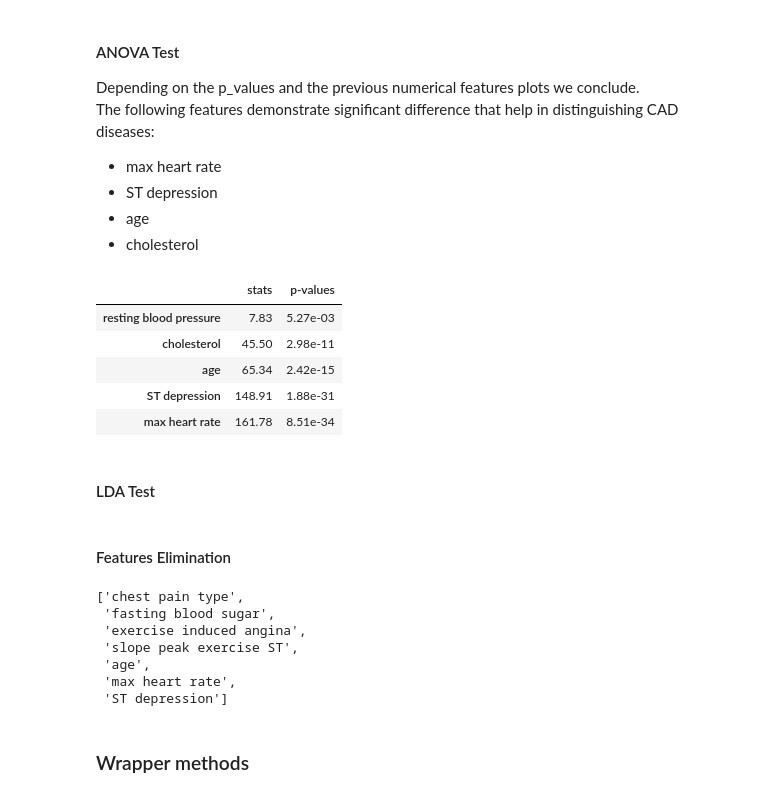
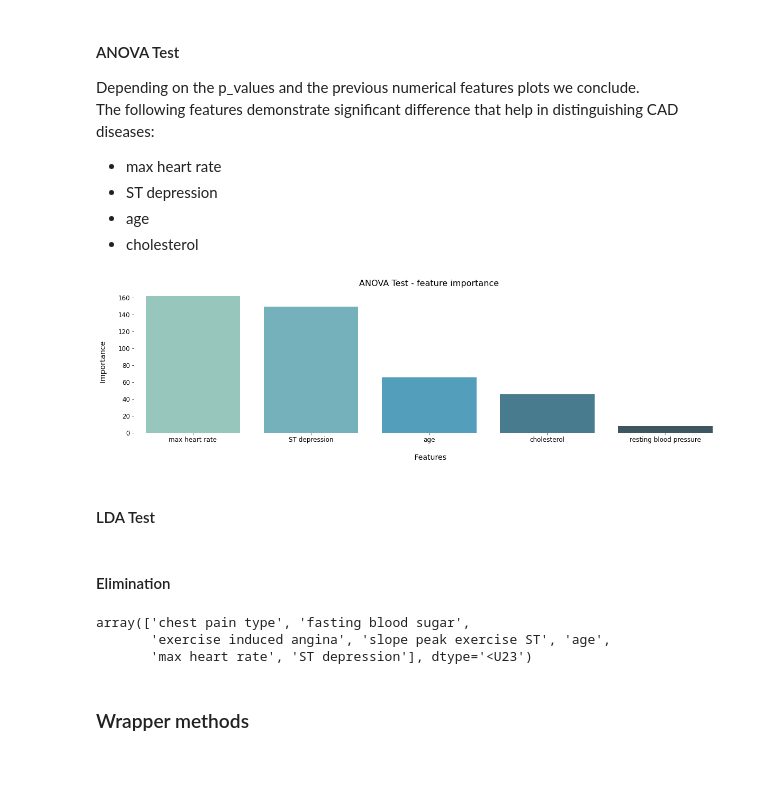
Before and after one commit to Nicola-Ibrahim/Heart-Diseases-Prediction, a Jupyter notebook: HeartDiseasePrediction.ipynb, the cells around one changed output. Cells and saved outputs as stored; diff of their text form; code cells hidden in the pictures; blank space fills up the shorter version.

```diff
--- a/HeartDiseasePrediction.ipynb
+++ b/HeartDiseasePrediction.ipynb
@@ -455,20 +489,10 @@ The following features demonstrate significant difference that help in distingui
 - age
 - cholesterol
 # %%
-anova_X = train_data[num_cols]
-anova_y = train_data['target']
-
-f_stats, p_values = f_classif(anova_X, anova_y)
-index = anova_X.columns
-columns = ['stats', 'p-values']
-pd.DataFrame(np.matrix([f_stats, p_values]).T, columns=columns, index=index).sort_values(by='p-values', ascending=False)
+f_stats, p_values = f_classif(train_data[num_cols], train_data['target'])
+feat_imp_plot(TestResult(num_cols, f_stats, p_values), 'ANOVA Test - feature importance')
 # %% [output]
-|  | stats | p-values |
-| resting blood pressure | 7.83 | 5.27e-03 |
-| cholesterol | 45.50 | 2.98e-11 |
-| age | 65.34 | 2.42e-15 |
-| ST depression | 148.91 | 1.88e-31 |
-| max heart rate | 161.78 | 8.51e-34 |
+[figure, added]
 # %% [markdown]
 #### LDA Test
 # %%
@@ -477,23 +501,18 @@ lda_y = train_data['target']
 
 lda = SelectFromModel(LinearDiscriminantAnalysis()).fit(lda_X, lda_y)
 # %% [markdown]
-#### Features Elimination
+#### Elimination
 # %%
 anova_feat = np.array(num_cols)[SelectKBest(f_classif, k=3).fit(anova_X, anova_y).get_support()].tolist()
 chi2_feat = np.array(cat_cols[:-1])[SelectKBest(chi2, k=4).fit(chi2_X, chi2_y).get_support()].tolist()
 lda_feat = np.array(num_cols)[lda.get_support()].tolist()
 
-
-filter_important_feat = chi2_feat + anova_feat
+filter_important_feat = np.array(chi2_feat + anova_feat)
 filter_important_feat
 # %% [output]
-['chest pain type',
- 'fasting blood sugar',
- 'exercise induced angina',
- 'slope peak exercise ST',
- 'age',
- 'max heart rate',
- 'ST depression']
+array(['chest pain type', 'fasting blood sugar',
+       'exercise induced angina', 'slope peak exercise ST', 'age',
+       'max heart rate', 'ST depression'], dtype='<U23')
 # %% [markdown]
 ### Wrapper methods
 # %% [markdown]
```
Also changed, not shown: parts of 43 cells of this notebook.
